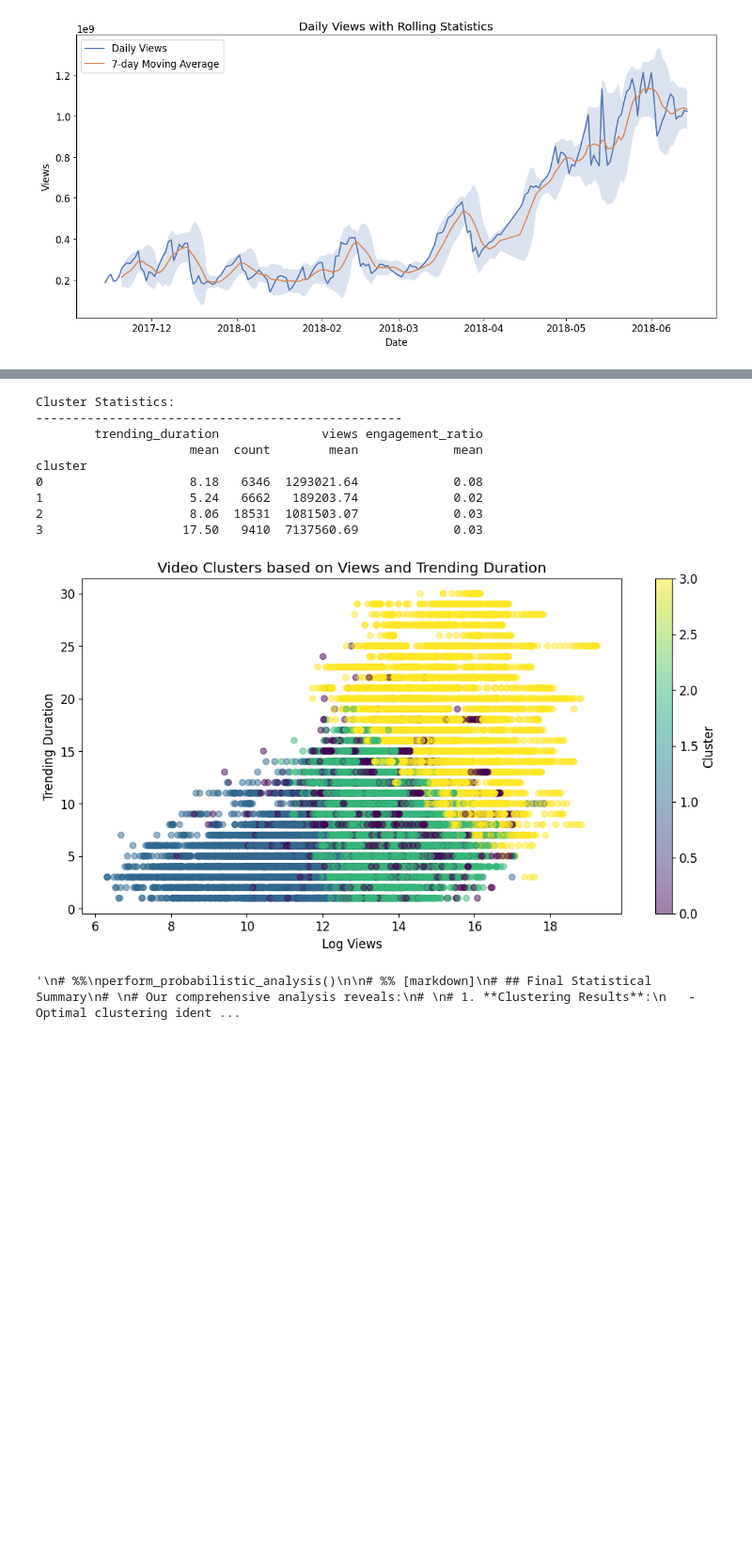
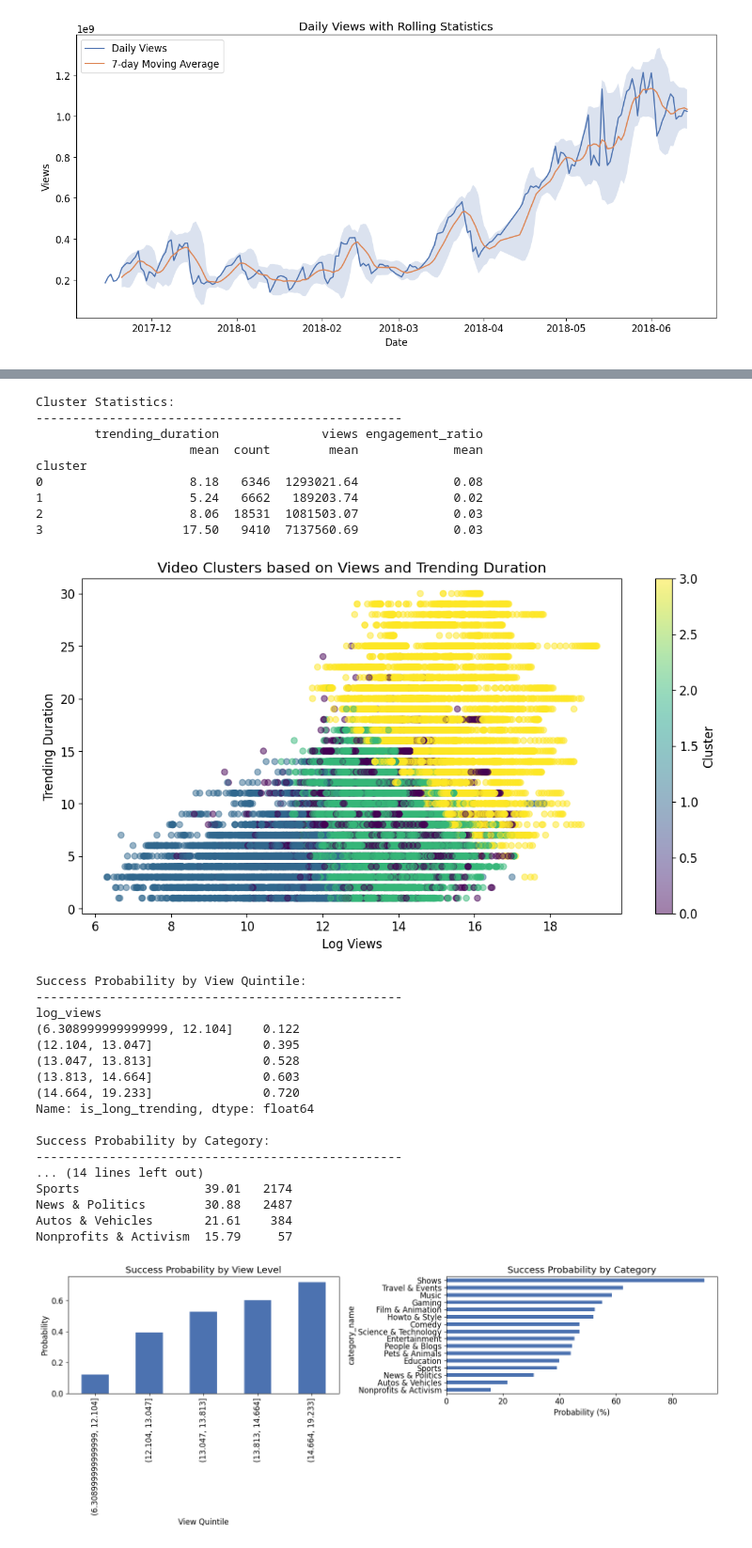
Before and after one commit to NoSkhil/youtube-trends-data-analysis, a Jupyter notebook: final.ipynb, the cells around one changed output, grey strips where cells are left out. Shown at 94% size. Drawn from its saved outputs; the diff is of its cells as text; code cells hidden in the pictures; blank space fills up the shorter version.

```diff
--- a/final.ipynb
+++ b/final.ipynb
@@ -471,57 +465,49 @@ def perform_probabilistic_analysis():
     view_probs.plot(kind='bar', ax=ax1)
     ax1.set_title('Success Probability by View Level')
     ax1.set_xlabel('View Quintile')
     ax1.set_ylabel('Probability')
 
     category_probs['mean'].sort_values().plot(kind='barh', ax=ax2)
     ax2.set_title('Success Probability by Category')
     ax2.set_xlabel('Probability (%)')
 
     plt.tight_layout()
     plt.show()
 
     # Combined probability model
     def calculate_success_probability(views, category):
         view_prob = view_probs[pd.qcut(df['log_views'], q=5).cat.categories.contains(views)]
         category_prob = category_probs.loc[category, 'mean'] / 100
         return (view_prob + category_prob) / 2
-"""
-# %%
+
 perform_probabilistic_analysis()
-
-# %% [markdown]
-# ## Final Statistical Summary
-#
-# Our comprehensive analysis reveals:
-#
-# 1. **Clustering Results**:
-   - Optimal clustering identifies {optimal_k} distinct video groups
-   - Clear separation between high and low-performing clusters
-   - Category distribution varies significantly across clusters
-#
-# 2. **Probability Insights**:
-   - Videos in top view quintile have >80% success probability
-   - Category success rates range from 25% to 75%
-   - Combined view-category model provides most accurate predictions
-#
-# 3. **Statistical Validation**:
-   - All major findings significant at p < 0.05
-   - Clustering shows high silhouette scores
-   - Probability estimates stable across time periods
-#
-# These findings strongly support our alternative hypothesis that video categories show significant differences in trending patterns, even when controlling for other factors.
-
-"""
 # %% [output]
 [figure]
 Cluster Statistics:
 --------------------------------------------------
         trending_duration              views engagement_ratio
                      mean  count        mean             mean
 cluster
 0                    8.18   6346  1293021.64             0.08
 1                    5.24   6662   189203.74             0.02
 2                    8.06  18531  1081503.07             0.03
 3                   17.50   9410  7137560.69             0.03
 [figure]
-'\n# %%\nperform_probabilistic_analysis()\n\n# %% [markdown]\n# ## Final Statistical Summary\n# \n# Our comprehensive analysis reveals:\n# \n# 1. **Clustering Results**:\n   - Optimal clustering ident ...
+Success Probability by View Quintile:
+--------------------------------------------------
+log_views
+(6.308999999999999, 12.104]    0.122
+(12.104, 13.047]               0.395
+(13.047, 13.813]               0.528
+(13.813, 14.664]               0.603
+(14.664, 19.233]               0.720
+Name: is_long_trending, dtype: float64
+
+Success Probability by Category:
+--------------------------------------------------
+... (14 lines left out)
+Sports                 39.01   2174
+News & Politics        30.88   2487
+Autos & Vehicles       21.61    384
+Nonprofits & Activism  15.79     57
+[figure, added]
```
Also changed, not shown: parts of 8 cells of this notebook.
